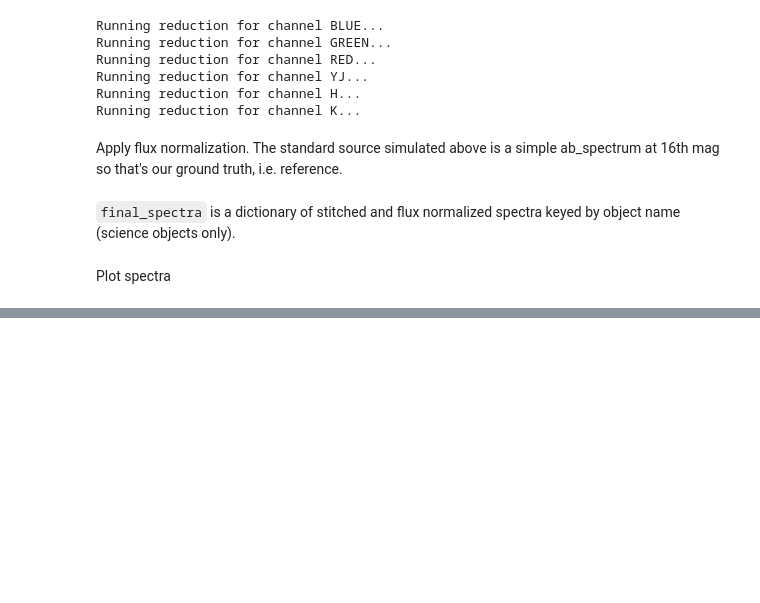
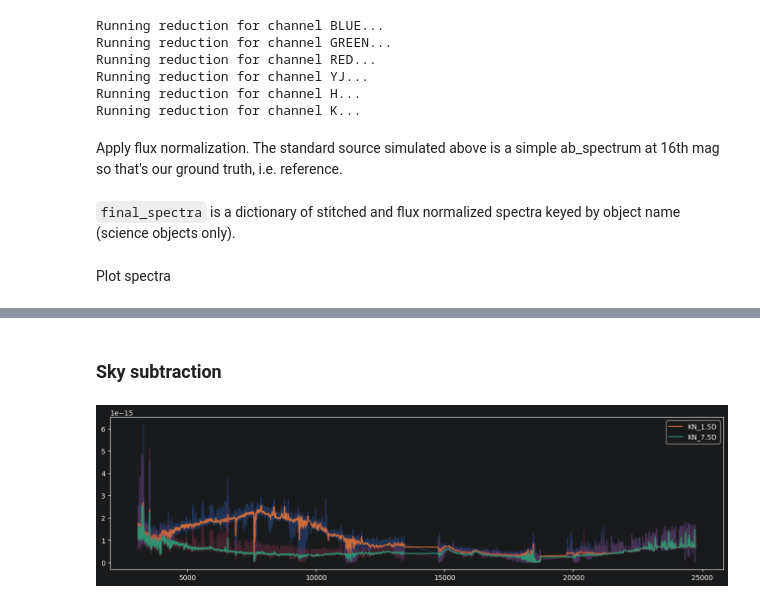
Before and after one commit to CaltechOpticalObservatories/zs-scopesim, a Jupyter notebook: notebooks/01_Kilonovae.ipynb, the cells around one changed output, grey strips where cells are left out. Saved outputs shown, nothing was run; the diff lists cells and outputs as text; code cells hidden in the pictures; blank space fills up the shorter version.

```diff
--- a/notebooks/01_Kilonovae.ipynb
+++ b/notebooks/01_Kilonovae.ipynb
@@ -401,0 +387,25 @@ plt.show()
+# %% [markdown]
+### Sky subtraction
+# %%
+import importlib
+import zsdrp.steps
+importlib.reload(zsdrp.steps)
+from zsdrp.steps import fit_smooth_continuum
+from astropy.stats import sigma_clip
+
+sky = final_spectra[f"SKY"].data[0]
+skycont = fit_smooth_continuum(deepcopy(sky.wave), deepcopy(sky.spec), n_knots=10)(sky.wave)
+skycont = 10**skycont
+linespec = sky.spec / skycont
+lineclip = sigma_clip(linespec, sigma=3.0)
+sel = ~lineclip.mask
+
+plt.figure(figsize=(16,4))
+for objname in ["KN_1.5D", "KN_7.5D"]:
+    sp = final_spectra[objname].data[0]
+    plt.plot(sp.wave[sel], sp.spec[sel], alpha=0.3)
+    plt.plot(sp.wave[sel], median_filter(sp.spec[sel], 51), label=objname)
+plt.legend()
+plt.show()
+# %% [output]
+[figure, added]
```
Also changed, not shown: parts of 3 cells of this notebook.
